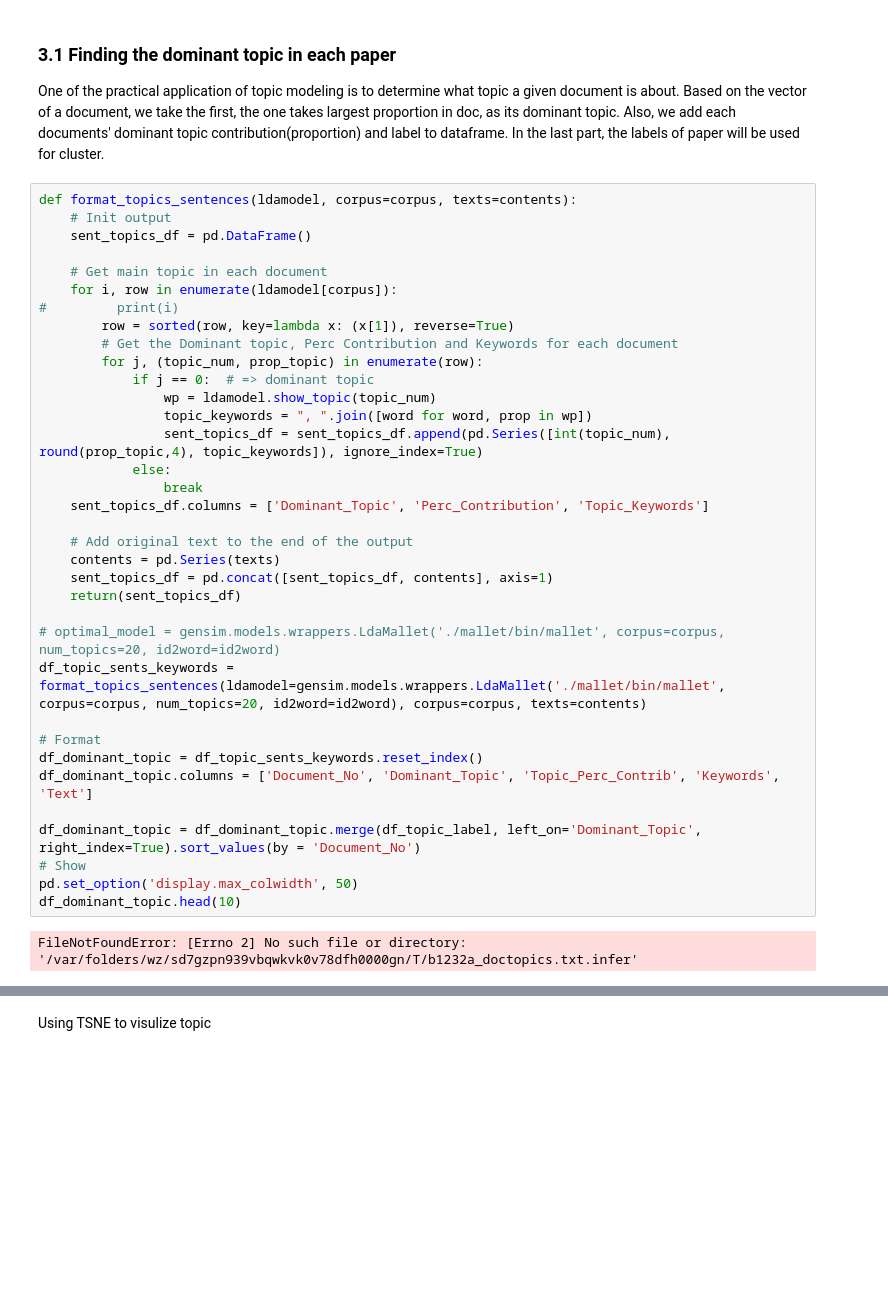
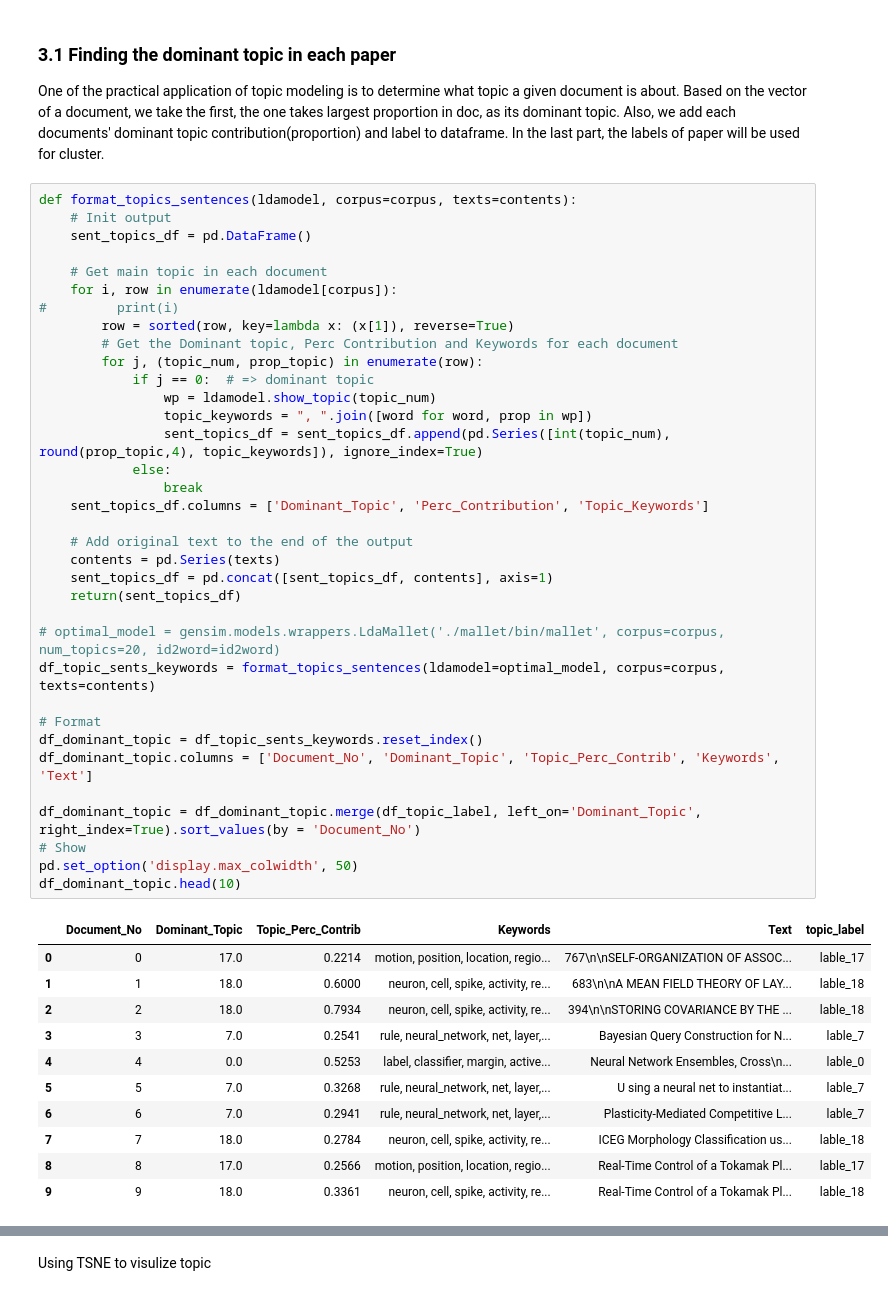
Before and after one commit to sting1000/ntds_project, a Jupyter notebook: topic_exploration.ipynb, the cells around one changed output, grey strips where cells are left out. Cells and saved outputs as stored; diff of their text form; blank space fills up the shorter version.

```diff
--- a/topic_exploration.ipynb
+++ b/topic_exploration.ipynb
@@ -550,32 +551,42 @@ def format_topics_sentences(ldamodel, corpus=corpus, texts=contents):
     # Get main topic in each document
     for i, row in enumerate(ldamodel[corpus]):
 #         print(i)
         row = sorted(row, key=lambda x: (x[1]), reverse=True)
         # Get the Dominant topic, Perc Contribution and Keywords for each document
         for j, (topic_num, prop_topic) in enumerate(row):
             if j == 0:  # => dominant topic
                 wp = ldamodel.show_topic(topic_num)
                 topic_keywords = ", ".join([word for word, prop in wp])
                 sent_topics_df = sent_topics_df.append(pd.Series([int(topic_num), round(prop_topic,4), topic_keywords]), ignore_index=True)
             else:
                 break
     sent_topics_df.columns = ['Dominant_Topic', 'Perc_Contribution', 'Topic_Keywords']
 
     # Add original text to the end of the output
     contents = pd.Series(texts)
     sent_topics_df = pd.concat([sent_topics_df, contents], axis=1)
     return(sent_topics_df)
 
 # optimal_model = gensim.models.wrappers.LdaMallet('./mallet/bin/mallet', corpus=corpus, num_topics=20, id2word=id2word)
-df_topic_sents_keywords = format_topics_sentences(ldamodel=gensim.models.wrappers.LdaMallet('./mallet/bin/mallet', corpus=corpus, num_topics=20, id2word=id2word), corpus=corpus, texts=contents)
+df_topic_sents_keywords = format_topics_sentences(ldamodel=optimal_model, corpus=corpus, texts=contents)
 
 # Format
 df_dominant_topic = df_topic_sents_keywords.reset_index()
 df_dominant_topic.columns = ['Document_No', 'Dominant_Topic', 'Topic_Perc_Contrib', 'Keywords', 'Text']
 
 df_dominant_topic = df_dominant_topic.merge(df_topic_label, left_on='Dominant_Topic', right_index=True).sort_values(by = 'Document_No')
 # Show
 pd.set_option('display.max_colwidth', 50)
 df_dominant_topic.head(10)
 # %% [output]
-FileNotFoundError: [Errno 2] No such file or directory: '/var/folders/wz/sd7gzpn939vbqwkvk0v78dfh0000gn/T/b1232a_doctopics.txt.infer'
+|  | Document_No | Dominant_Topic | Topic_Perc_Contrib | Keywords | Text | topic_label |
+| 0 | 0 | 17.0 | 0.2214 | motion, position, location, regio... | 767\n\nSELF-ORGANIZATION OF ASSOC... | lable_17 |
+| 1 | 1 | 18.0 | 0.6000 | neuron, cell, spike, activity, re... | 683\n\nA MEAN FIELD THEORY OF LAY... | lable_18 |
+| 2 | 2 | 18.0 | 0.7934 | neuron, cell, spike, activity, re... | 394\n\nSTORING COVARIANCE BY THE ... | lable_18 |
+| 3 | 3 | 7.0 | 0.2541 | rule, neural_network, net, layer,... | Bayesian Query Construction for N... | lable_7 |
+| 4 | 4 | 0.0 | 0.5253 | label, classifier, margin, active... | Neural Network Ensembles, Cross\n... | lable_0 |
+| 5 | 5 | 7.0 | 0.3268 | rule, neural_network, net, layer,... | U sing a neural net to instantiat... | lable_7 |
+| 6 | 6 | 7.0 | 0.2941 | rule, neural_network, net, layer,... | Plasticity-Mediated Competitive L... | lable_7 |
+| 7 | 7 | 18.0 | 0.2784 | neuron, cell, spike, activity, re... | ICEG Morphology Classification us... | lable_18 |
+| 8 | 8 | 17.0 | 0.2566 | motion, position, location, regio... | Real-Time Control of a Tokamak Pl... | lable_17 |
+| 9 | 9 | 18.0 | 0.3361 | neuron, cell, spike, activity, re... | Real-Time Control of a Tokamak Pl... | lable_18 |
```
Also changed, not shown: parts of 22 cells of this notebook, 9 other files.
